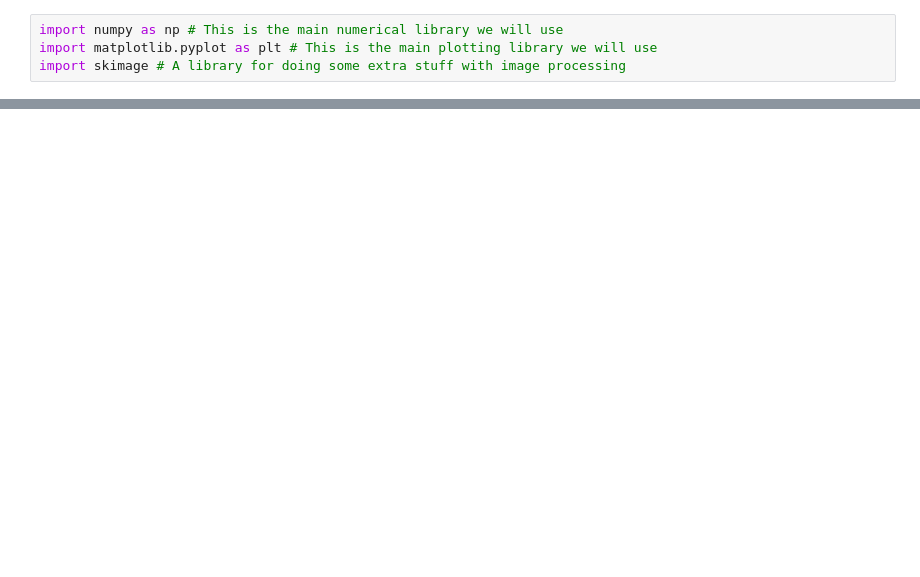
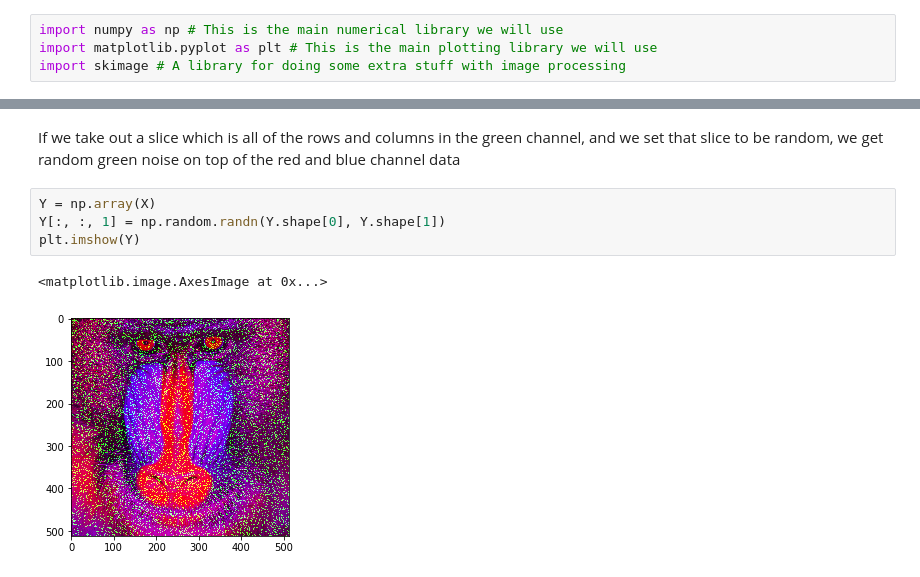
Before and after one commit to Ursinus-IDS301-S2020/ImageProcessingClass, a Jupyter notebook: ImageProcessing.ipynb, the cells around one changed output, grey strips where cells are left out. Drawn from its saved outputs; the diff is of its cells as text; blank space fills up the shorter version.

```diff
--- a/ImageProcessing.ipynb
+++ b/ImageProcessing.ipynb
@@ -49,0 +74,9 @@ plt.imshow(Y)
+# %% [markdown]
+If we take out a slice which is all of the rows and columns in the green channel, and we set that slice to be random, we get random green noise on top of the red and blue channel data
+# %%
+Y = np.array(X)
+Y[:, :, 1] = np.random.randn(Y.shape[0], Y.shape[1])
+plt.imshow(Y)
+# %% [output]
+<matplotlib.image.AxesImage at 0x...>
+[figure, added]
```
Also changed, not shown: parts of 50 cells of this notebook.
